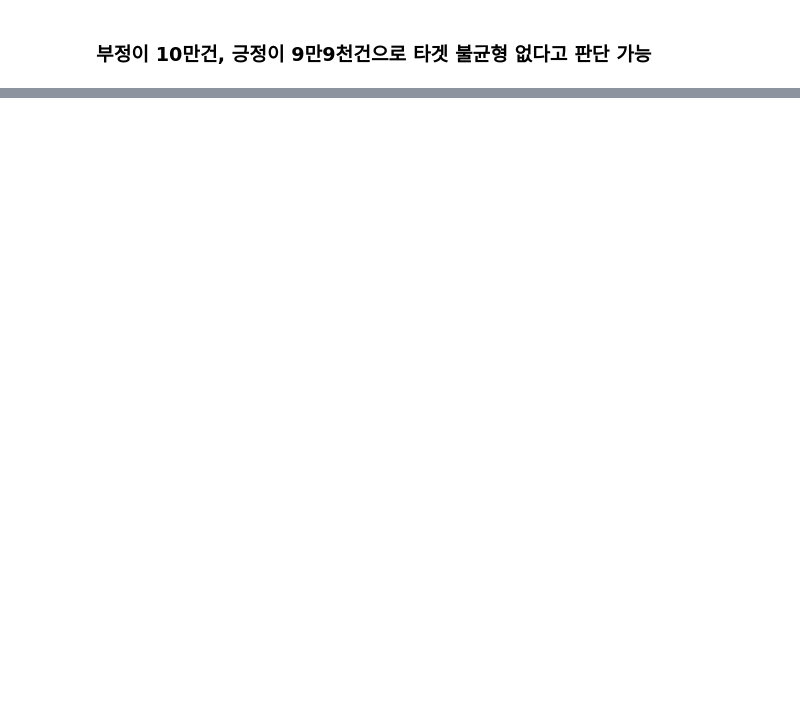
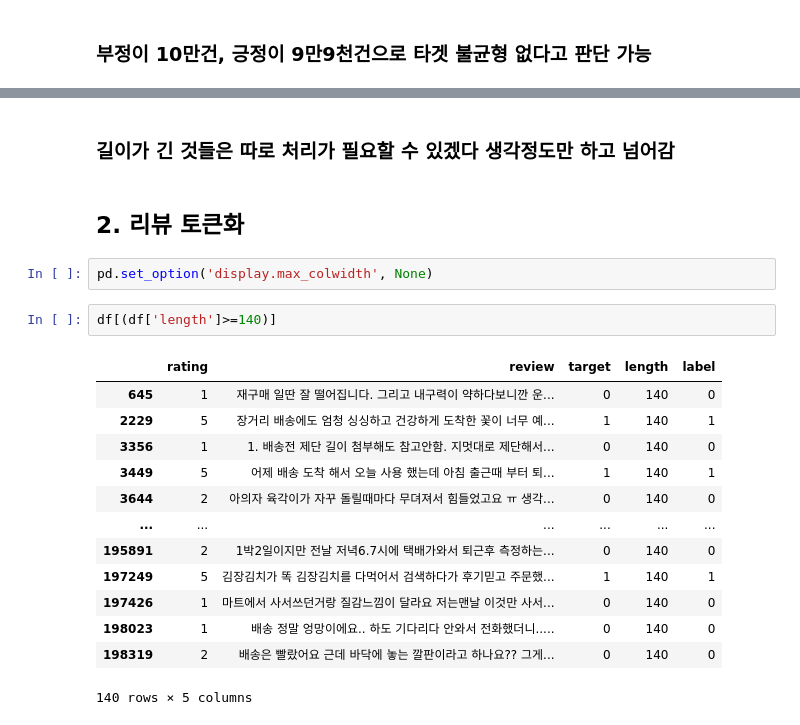
Before and after one commit to Kkaemii/SeSac_MPs, a Jupyter notebook: project_11_Sentiment Analysis_with_huggingface_models/sentiment_analysis.ipynb, the cells around one changed output, grey strips where cells are left out. Drawn from its saved outputs; the diff is of its cells as text; blank space fills up the shorter version.

```diff
--- a/project_11_Sentiment Analysis_with_huggingface_models/sentiment_analysis.ipynb
+++ b/project_11_Sentiment Analysis_with_huggingface_models/sentiment_analysis.ipynb
@@ -87,0 +152,22 @@ Name: review, dtype: int64
+# %% [markdown]
+### 길이가 긴 것들은 따로 처리가 필요할 수 있겠다 생각정도만 하고 넘어감
+# %% [markdown]
+## 2. 리뷰 토큰화
+# %%
+pd.set_option('display.max_colwidth', None)
+# %%
+df[(df['length']>=140)]
+# %% [output]
+|  | rating | review | target | length | label |
+| 645 | 1 | 재구매 일딴 잘 떨어집니다. 그리고 내구력이 약하다보니깐 운... | 0 | 140 | 0 |
+| 2229 | 5 | 장거리 배송에도 엄청 싱싱하고 건강하게 도착한 꽃이 너무 예... | 1 | 140 | 1 |
+| 3356 | 1 | 1. 배송전 제단 길이 첨부해도 참고안함. 지멋대로 제단해서... | 0 | 140 | 0 |
+| 3449 | 5 | 어제 배송 도착 해서 오늘 사용 했는데 아침 출근때 부터 퇴... | 1 | 140 | 1 |
+| 3644 | 2 | 아의자 육각이가 자꾸 돌릴때마다 무뎌져서 힘들었고요 ㅠ 생각... | 0 | 140 | 0 |
+| ... | ... | ... | ... | ... | ... |
+| 195891 | 2 | 1박2일이지만 전날 저녁6.7시에 택배가와서 퇴근후 측정하는... | 0 | 140 | 0 |
+| 197249 | 5 | 김장김치가 똑 김장김치를 다먹어서 검색하다가 후기믿고 주문했... | 1 | 140 | 1 |
+| 197426 | 1 | 마트에서 사서쓰던거랑 질감느낌이 달라요 저는맨날 이것만 사서... | 0 | 140 | 0 |
+| 198023 | 1 | 배송 정말 엉망이에요.. 하도 기다리다 안와서 전화했더니..... | 0 | 140 | 0 |
+| 198319 | 2 | 배송은 빨랐어요 근데 바닥에 놓는 깔판이라고 하나요?? 그게... | 0 | 140 | 0 |
+140 rows × 5 columns
```
Also changed, not shown: parts of 32 cells of this notebook, 1 other file.
